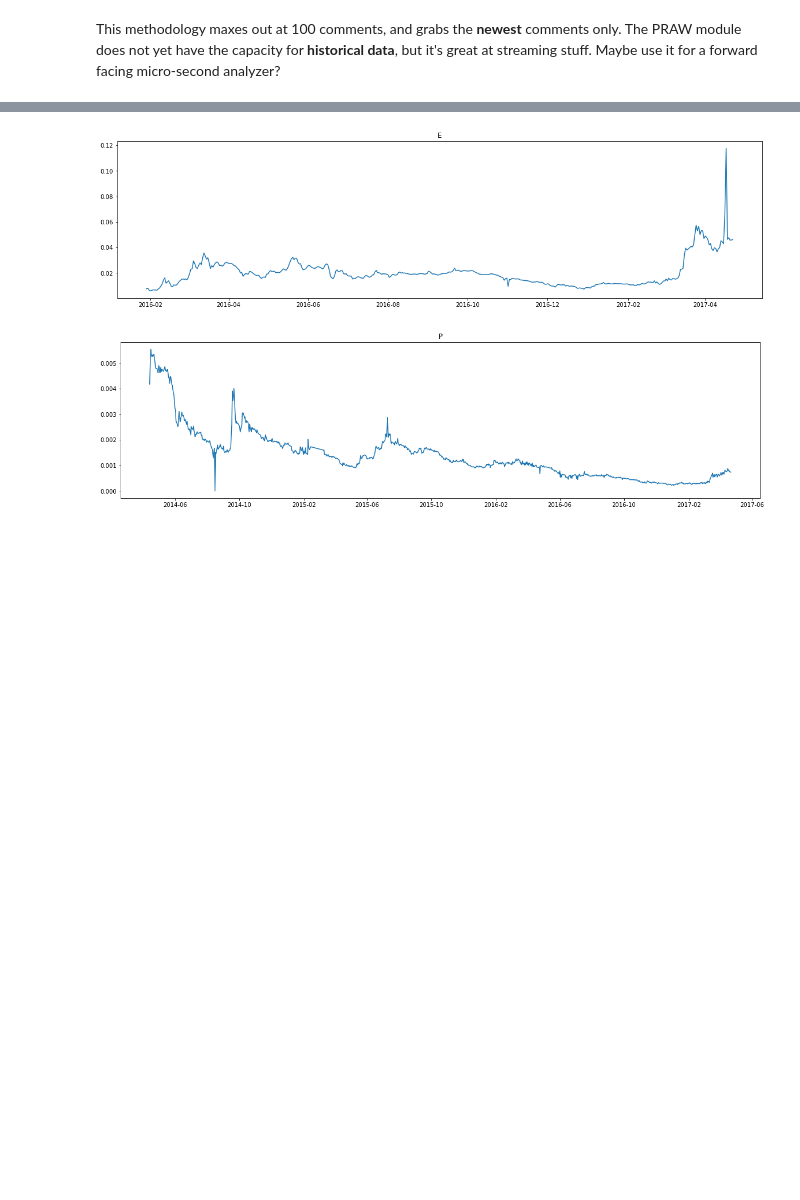
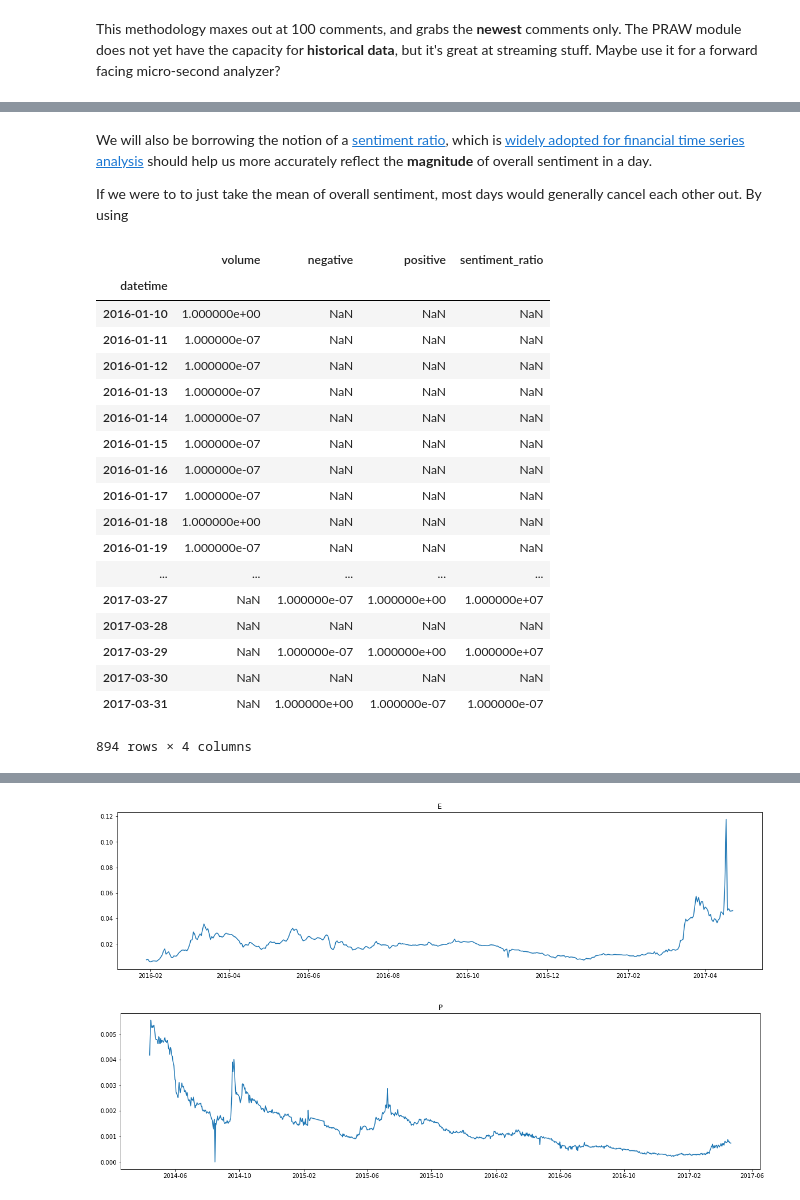
Before and after one commit to redqueenxyz/sigmaCoin, a Jupyter notebook: optimizing/forecaster.ipynb, the cells around one changed output, grey strips where cells are left out. Cells and saved outputs as stored; diff of their text form; code cells hidden in the pictures; blank space fills up the shorter version.

```diff
--- a/optimizing/forecaster.ipynb
+++ b/optimizing/forecaster.ipynb
@@ -72,0 +315,4 @@ May require a CloudSQL instance, in which case we should just push there moving
+# %% [markdown]
+We will also be borrowing the notion of a [sentiment ratio](https://nlp.stanford.edu/courses/cs224n/2011/reports/patlai.pdf), which is [widely adopted for financial time series analysis](https://arxiv.org/pdf/1010.3003.pdf) should help us more accurately reflect the **magnitude** of overall sentiment in a day.
+
+If we were to to just take the mean of overall sentiment, most days would generally cancel each other out. By using
@@ -72,0 +321,22 @@ May require a CloudSQL instance, in which case we should just push there moving
+# %%
+adapted_ethereum_sample
+# %% [output]
+|  | volume | negative | positive | sentiment_ratio |
+| datetime |  |  |  |  |
+| 2016-01-10 | 1.000000e+00 | NaN | NaN | NaN |
+| 2016-01-11 | 1.000000e-07 | NaN | NaN | NaN |
+| 2016-01-12 | 1.000000e-07 | NaN | NaN | NaN |
+| 2016-01-13 | 1.000000e-07 | NaN | NaN | NaN |
+| 2016-01-14 | 1.000000e-07 | NaN | NaN | NaN |
+| 2016-01-15 | 1.000000e-07 | NaN | NaN | NaN |
+| 2016-01-16 | 1.000000e-07 | NaN | NaN | NaN |
+| 2016-01-17 | 1.000000e-07 | NaN | NaN | NaN |
+| 2016-01-18 | 1.000000e+00 | NaN | NaN | NaN |
+| 2016-01-19 | 1.000000e-07 | NaN | NaN | NaN |
+| ... | ... | ... | ... | ... |
+| 2017-03-27 | NaN | 1.000000e-07 | 1.000000e+00 | 1.000000e+07 |
+| 2017-03-28 | NaN | NaN | NaN | NaN |
+| 2017-03-29 | NaN | 1.000000e-07 | 1.000000e+00 | 1.000000e+07 |
+| 2017-03-30 | NaN | NaN | NaN | NaN |
+| 2017-03-31 | NaN | 1.000000e+00 | 1.000000e-07 | 1.000000e-07 |
+894 rows × 4 columns
```
Also changed, not shown: parts of 38 cells of this notebook.
